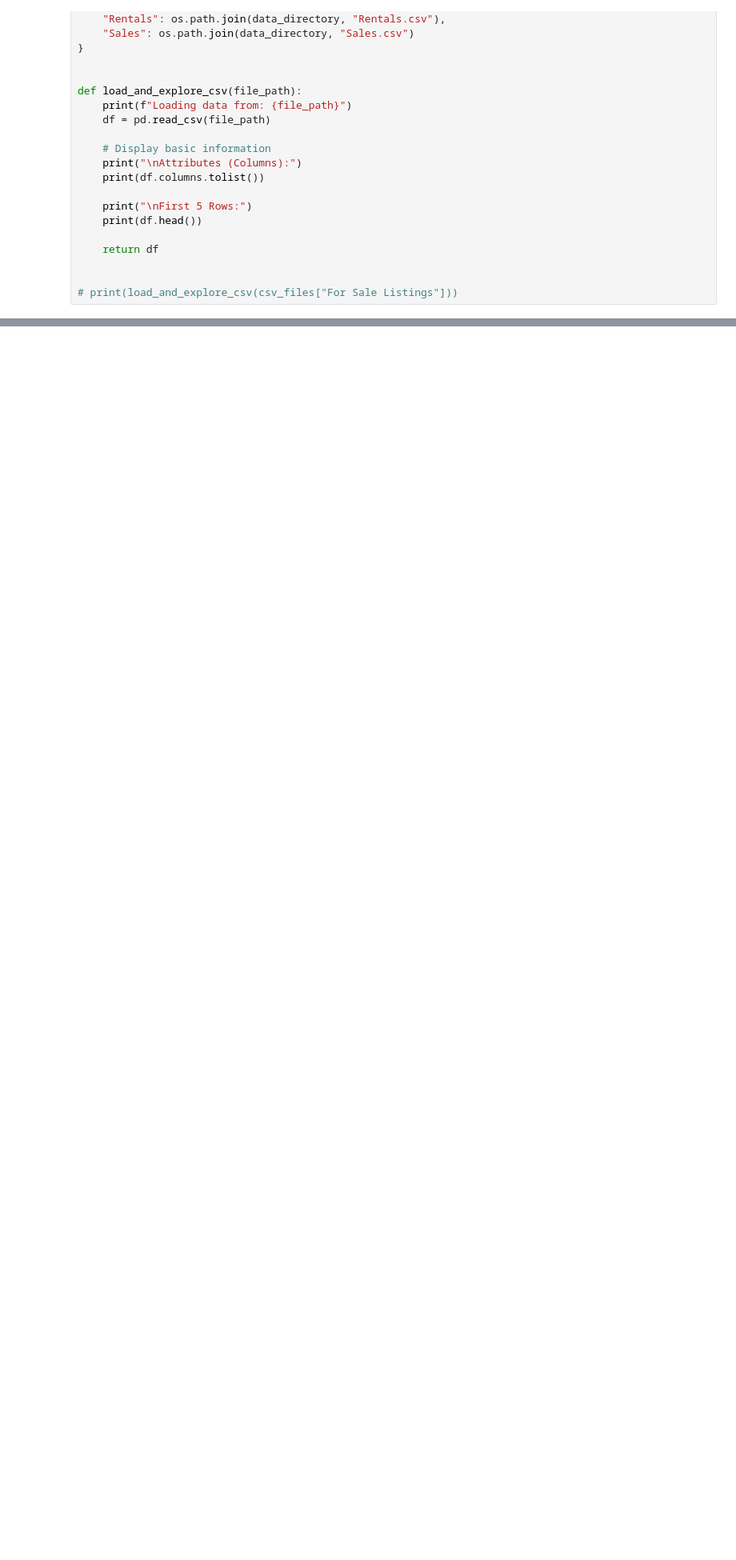
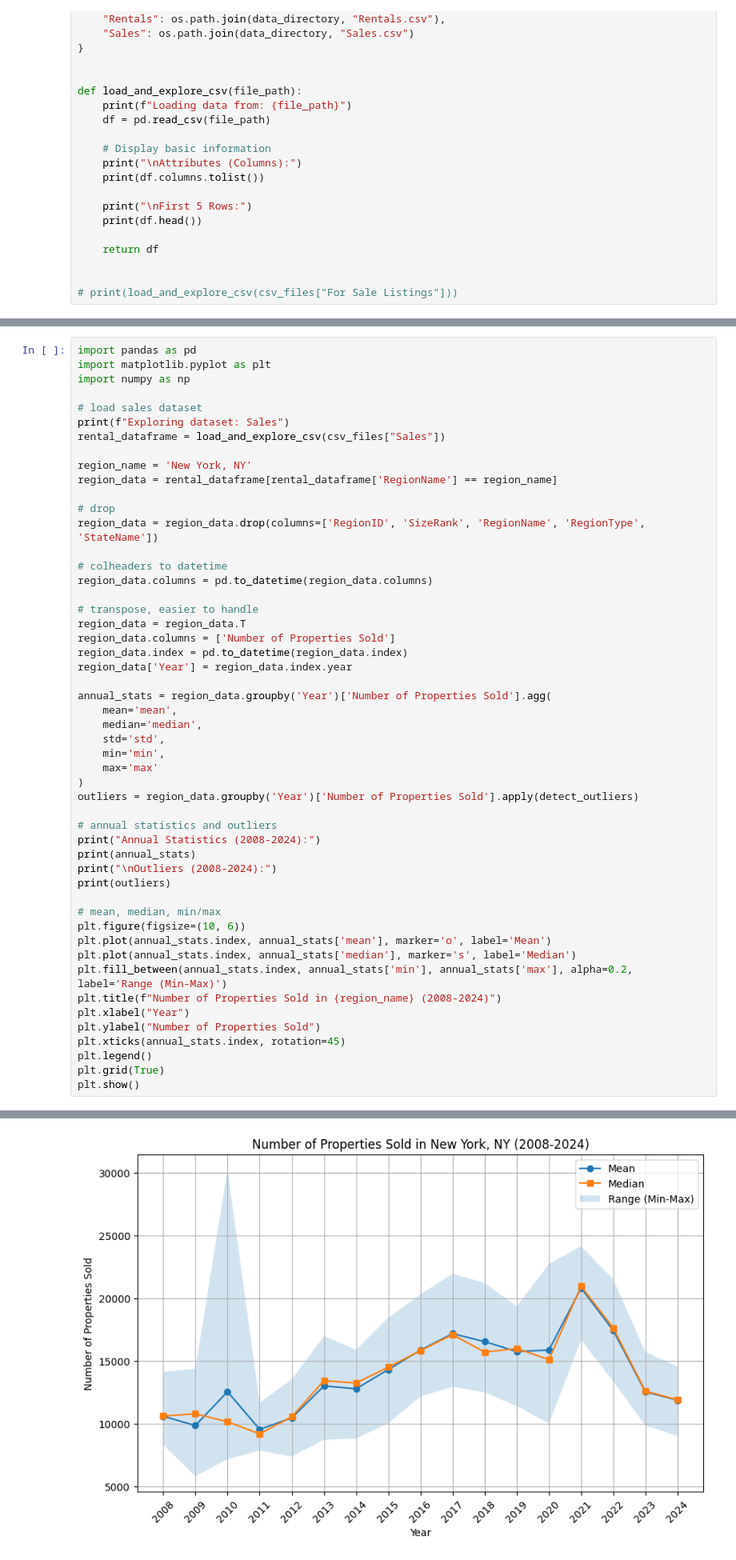
Before and after one commit to jpthesmar/House_Price_Forecaster-DSIII, a Jupyter notebook: House_Price_Analysis.ipynb, the cells around one changed output, grey strips where cells are left out. Shown at 80% size. Saved outputs shown, nothing was run; the diff lists cells and outputs as text; blank space fills up the shorter version.

```diff
--- a/House_Price_Analysis.ipynb
+++ b/House_Price_Analysis.ipynb
@@ -241,3 +242,55 @@ First 5 Rows:
 2023  3159.456322  3178.745868   63.393738  3049.553872  3226.019964
 2024  3275.995683  3299.845175   60.664308  3174.657547  3338.425192
 [figure]
+# %%
+import pandas as pd
+import matplotlib.pyplot as plt
+import numpy as np
+
+# load sales dataset
+print(f"Exploring dataset: Sales")
+rental_dataframe = load_and_explore_csv(csv_files["Sales"])
+
+region_name = 'New York, NY'
+region_data = rental_dataframe[rental_dataframe['RegionName'] == region_name]
+
+# drop
+region_data = region_data.drop(columns=['RegionID', 'SizeRank', 'RegionName', 'RegionType', 'StateName'])
+
+# colheaders to datetime
+region_data.columns = pd.to_datetime(region_data.columns)
+
+# transpose, easier to handle
+region_data = region_data.T
+region_data.columns = ['Number of Properties Sold']
+region_data.index = pd.to_datetime(region_data.index)
+region_data['Year'] = region_data.index.year
+
+annual_stats = region_data.groupby('Year')['Number of Properties Sold'].agg(
+    mean='mean',
+    median='median',
+    std='std',
+    min='min',
+    max='max'
+)
+outliers = region_data.groupby('Year')['Number of Properties Sold'].apply(detect_outliers)
+
+# annual statistics and outliers
+print("Annual Statistics (2008-2024):")
+print(annual_stats)
+print("\nOutliers (2008-2024):")
+print(outliers)
+
+# mean, median, min/max
+plt.figure(figsize=(10, 6))
+plt.plot(annual_stats.index, annual_stats['mean'], marker='o', label='Mean')
+plt.plot(annual_stats.index, annual_stats['median'], marker='s', label='Median')
+plt.fill_between(annual_stats.index, annual_stats['min'], annual_stats['max'], alpha=0.2, label='Range (Min-Max)')
+plt.title(f"Number of Properties Sold in {region_name} (2008-2024)")
+plt.xlabel("Year")
+plt.ylabel("Number of Properties Sold")
+plt.xticks(annual_stats.index, rotation=45)
+plt.legend()
+plt.grid(True)
+plt.show()
+# %% [output]
@@ -244 +314,2 @@ First 5 Rows:
+[figure, added]
 # %%
```
Also changed, not shown: parts of 8 cells of this notebook.
